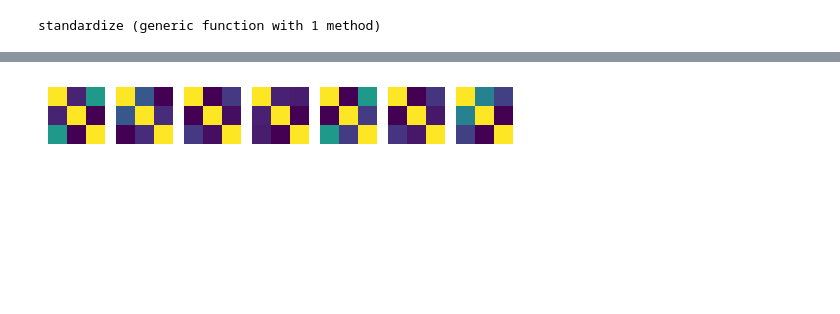
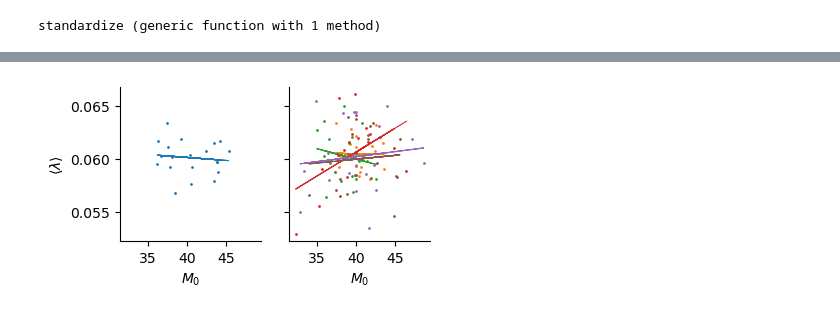
Before and after one commit to elevien/L1210, a Jupyter notebook: src/notebooks/PAPER_growth_vs_time.ipynb, the cells around one changed output, grey strips where cells are left out. Cells and saved outputs as stored; diff of their text form; code cells hidden in the pictures; blank space fills up the shorter version.

```diff
--- a/src/notebooks/PAPER_growth_vs_time.ipynb
+++ b/src/notebooks/PAPER_growth_vs_time.ipynb
@@ -76,20 +231,43 @@ U = [Array(df[:,[:x,:w,:y]]) for df in groupby(df_std,:lineage)]
-# %%
-fig,axs = subplots(figsize=(6,4),ncols = length(U))
-for i in 1:length(U)
-    ax = axs[i-1]
-    ax.imshow(U[i]'*U[i])
-    ax.spines["right"].set_visible(false)
-    ax.spines["top"].set_visible(false)
-    ax.spines["left"].set_visible(false)
-    ax.spines["bottom"].set_visible(false)
-    ax.tick_params(bottom = false)
-    ax.tick_params(axis="both",
-    left=false, top=false, right=false,
-    bottom=false, labelleft=false, labeltop=false,
-    labelright=false, labelbottom=false)
-end
-
-
-fig
-# %% [output]
-[figure, removed]
+# %%
+
+fig, (ax1,ax)= subplots(figsize=(4,2),ncols=2,sharex=true,sharey=true)
+
+
+sims_pooled = vcat(sims_cells...)
+sims_pooled = sims_pooled[rand(1:100,20),:]
+ax1.plot(sims_pooled.M0,sims_pooled.gr,".",markersize=2)
+X = hcat(ones(length(sims_pooled.M0)),sims_pooled.M0)
+b = X\sims_pooled.gr
+xrange = min(df.M0...):0.1:max(df.M0...)
+ax1.plot(X[:,2],X*b,color="C0",lw=0.8)
+
+
+ax.set_xlabel(L"$M_0$")
+
+ax1.set_ylabel(L"$\langle \lambda \rangle$")
+ax1.spines["right"].set_visible(false)
+ax1.spines["top"].set_visible(false)
+#ax1.tick_params(axis="both", left=false, top=false, right=false, bottom=false, labelleft=false, labeltop=false, labelright=false, labelbottom=false)
+ax1.set_xlabel(L"$M_0$")
+
+
+for i in 1:5
+    df = sims_cells[i][1:20,:]
+    ax.plot(df.M0,df.gr,".",color="C"*string(i),markersize=2)
+    X = hcat(ones(length(df.M0)),df.M0)
+    b = X\df.gr
+    xrange = min(df.M0...):0.1:max(df.M0...)
+    ax.plot(X[:,2],X*b,color="C"*string(i),lw=0.8)
+
+end
+
+
+ax.spines["right"].set_visible(false)
+ax.spines["top"].set_visible(false)
+#gca().tick_params(axis="both", left=false, top=false, right=false, bottom=false, labelleft=false, labeltop=false, labelright=false, labelbottom=false)
+
+
+#savefig(NSF_CAREER_PATH*"/simpsons.pdf",bbox_inches="tight")
+fig
+# %% [output]
+[figure, added]
```
Also changed, not shown: parts of 17 cells of this notebook, 24 other files.
